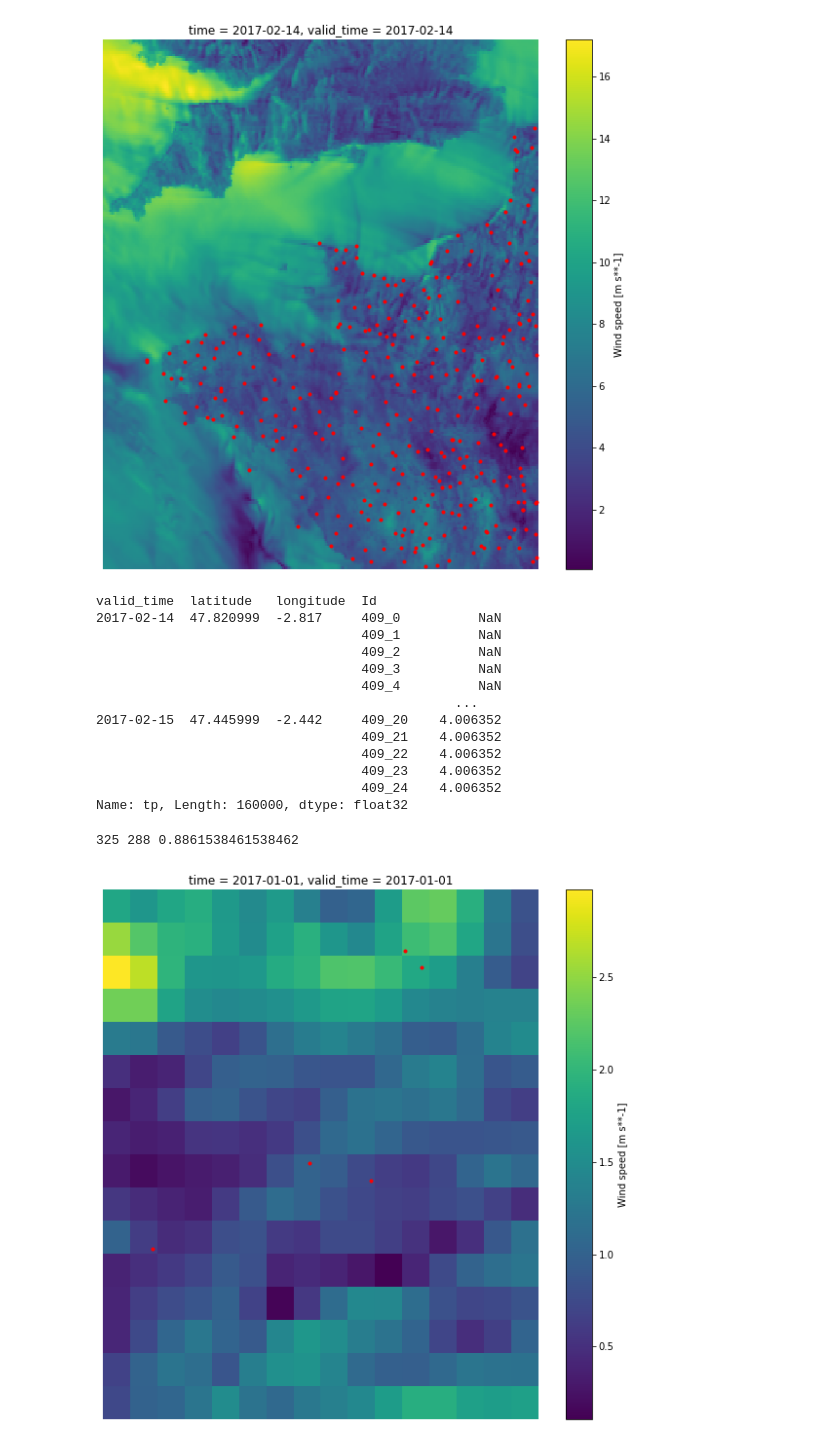
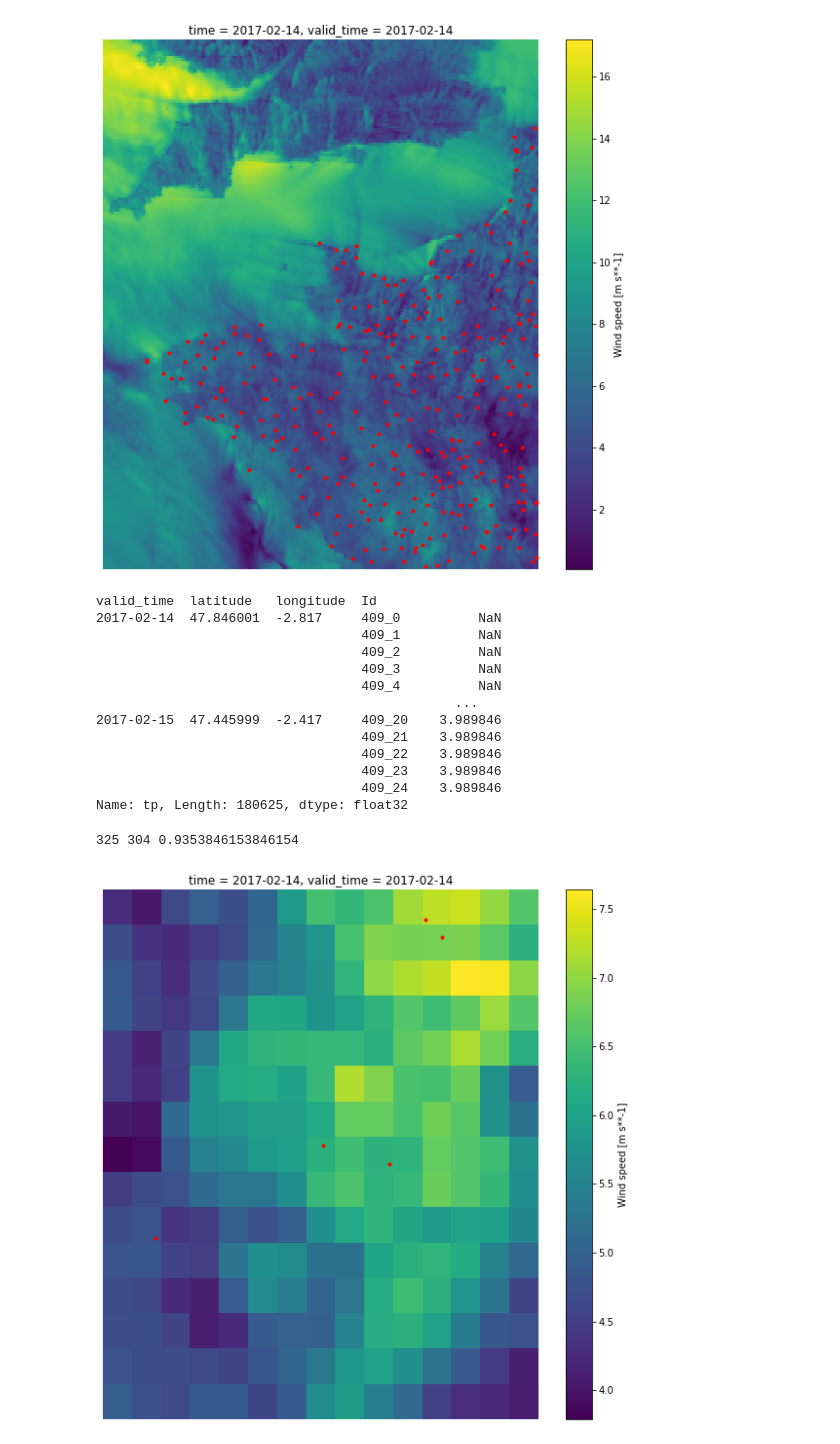
Before and after one commit to A-Stangeland/Defi-IA, a Jupyter notebook: read_nc_files.ipynb, the cells around one changed output. Drawn from its saved outputs; the diff is of its cells as text; code cells hidden in the pictures.

```diff
--- a/read_nc_files.ipynb
+++ b/read_nc_files.ipynb
@@ -39,7 +60,7 @@ plt.show()
 # %%
 station = station_coords.iloc[10]
 station_lat, station_lon = station[["lat", "lon"]]
-window_size = 8 * 0.025
+window_size = 8.5 * 0.025
 min_lat = station_lat - window_size
 max_lat = station_lat + window_size
 min_lon = station_lon - window_size
@@ -52,26 +73,27 @@ cropped = data.where(mask_lon & mask_lat, drop=True)
 cropped.to_dataframe()["tp"]
 # %% [output]
 valid_time  latitude   longitude  Id
-2017-02-14  47.820999  -2.817     409_0          NaN
+2017-02-14  47.846001  -2.817     409_0          NaN
                                   409_1          NaN
                                   409_2          NaN
                                   409_3          NaN
                                   409_4          NaN
                                               ...
-2017-02-15  47.445999  -2.442     409_20    4.006352
-                                  409_21    4.006352
-                                  409_22    4.006352
-                                  409_23    4.006352
-                                  409_24    4.006352
-Name: tp, Length: 160000, dtype: float32
+2017-02-15  47.445999  -2.417     409_20    3.989846
+                                  409_21    3.989846
+                                  409_22    3.989846
+                                  409_23    3.989846
+                                  409_24    3.989846
+Name: tp, Length: 180625, dtype: float32
 # %%
+width = 7.5
 cropped_samples = []
 count_valid = 0
 n = len(station_coords)
 for i in tqdm(range(n)):
     station = station_coords.iloc[i]
     station_lat, station_lon = station[["lat", "lon"]]
-    window_size = 8 * 0.025
+    window_size = width * 0.025
     min_lat = station_lat - window_size
     max_lat = station_lat + window_size
     min_lon = station_lon - window_size
@@ -81,22 +103,23 @@ for i in tqdm(range(n)):
     mask_lat = (data.latitude >= min_lat) & (data.latitude <= max_lat)
 
     cropped = data.where(mask_lon & mask_lat, drop=True)
-    if cropped["ws"].shape == (25, 16, 16):
+    # print(cropped["ws"].shape)
+    if cropped["ws"].shape == (25, 2*width, 2*width):
         count_valid += 1
         cropped_samples.append(cropped)
 
 print(len(station_coords), count_valid, count_valid / len(station_coords))
 # %% [output]
-325 288 0.8861538461538462
+325 304 0.9353846153846154
 # %%
 feature = "ws"
 plt.figure(figsize=(10,10))
-cropped_samples[0]["ws"].sel(valid_time='2017-01-01T00:00:00.000000000').plot(ax=plt.gca())
+cropped_samples[0]["ws"].sel(valid_time=f'{year}-{date[:2]}-{date[2:]}T00:00:00.000000000').plot(ax=plt.gca())
 plt.plot(station_coords["lon"], station_coords["lat"], "r.")
 plt.axis('off')
 plt.show()
 # %% [output]
-[figure, old version]
+[figure, new version]
 # %%
 data#.loc[dict(latitude=slice(47, 50))]
 # %% [output]
```
Also changed, not shown: parts of 9 cells of this notebook, 7 other files.
